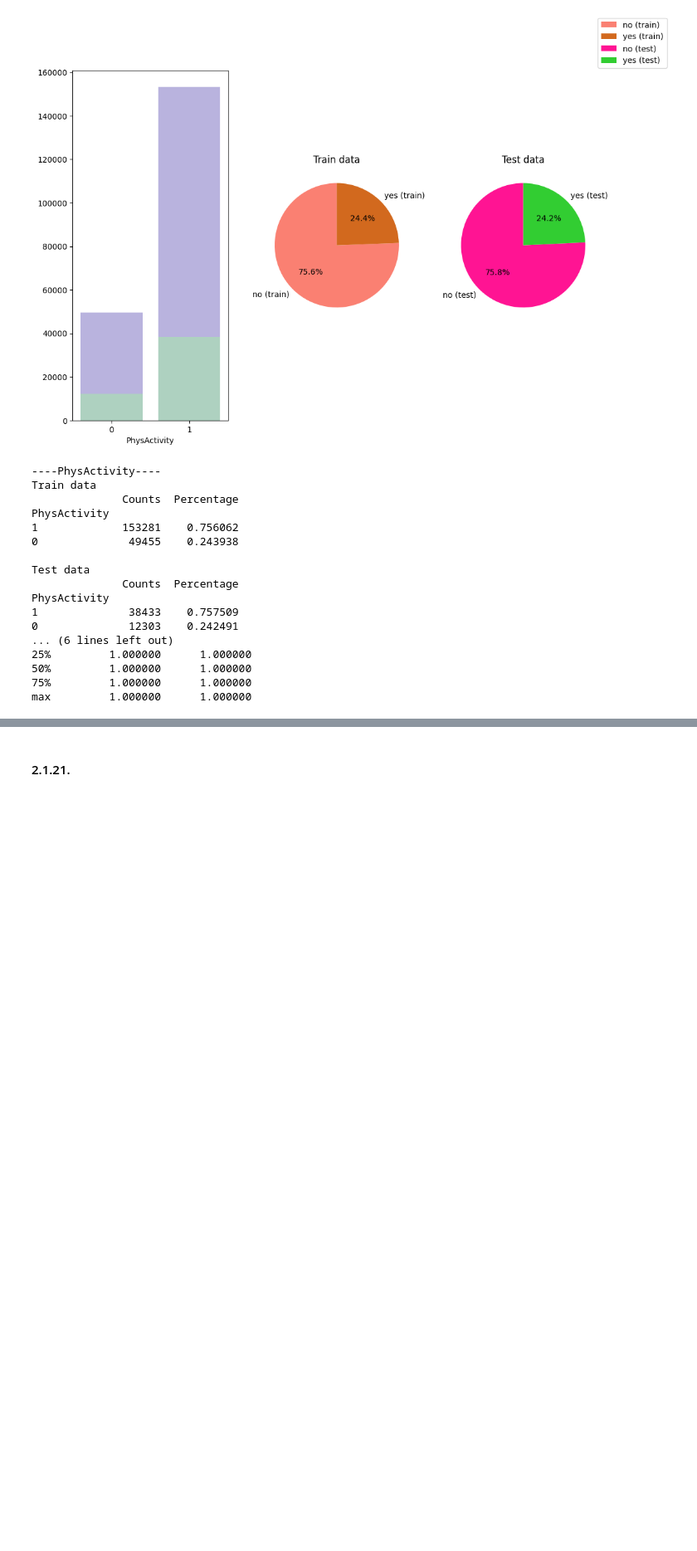
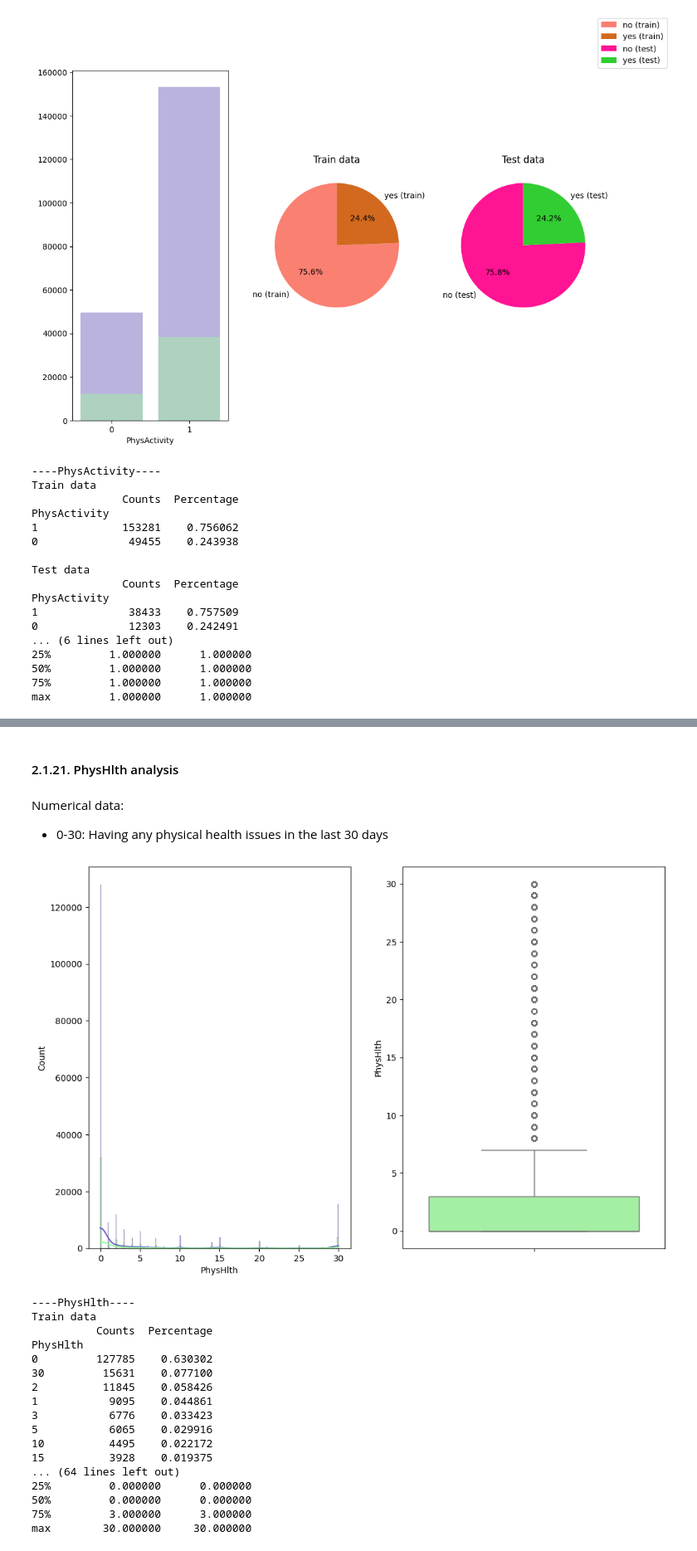
Before and after one commit to polarbear0701/ML-Individual-1, a Jupyter notebook: EDA.ipynb, the cells around one changed output, grey strips where cells are left out. Shown at 83% size. Cells and saved outputs as stored; diff of their text form; code cells hidden in the pictures; blank space fills up the shorter version.

```diff
--- a/EDA.ipynb
+++ b/EDA.ipynb
@@ -814,3 +865,28 @@ max         1.000000      1.000000
 # %% [markdown]
-#### 2.1.21.
+#### 2.1.21. PhysHlth analysis
+# %% [markdown]
+Numerical data:
+- 0-30: Having any physical health issues in the last 30 days
+# %%
+uni_num_plot(data_model, data_test, 'PhysHlth')
+uni_stat_summary(data_model=data_model, data_test=data_test, column='PhysHlth')
+# %% [output]
+[figure, added]
+----PhysHlth----
+Train data
+          Counts  Percentage
+PhysHlth
+0         127785    0.630302
+30         15631    0.077100
+2          11845    0.058426
+1           9095    0.044861
+3           6776    0.033423
+5           6065    0.029916
+10          4495    0.022172
+15          3928    0.019375
+... (64 lines left out)
+25%         0.000000      0.000000
+50%         0.000000      0.000000
+75%         3.000000      3.000000
+max        30.000000     30.000000
 # %% [markdown]
```
Also changed, not shown: parts of 22 cells of this notebook, 1 other file.
